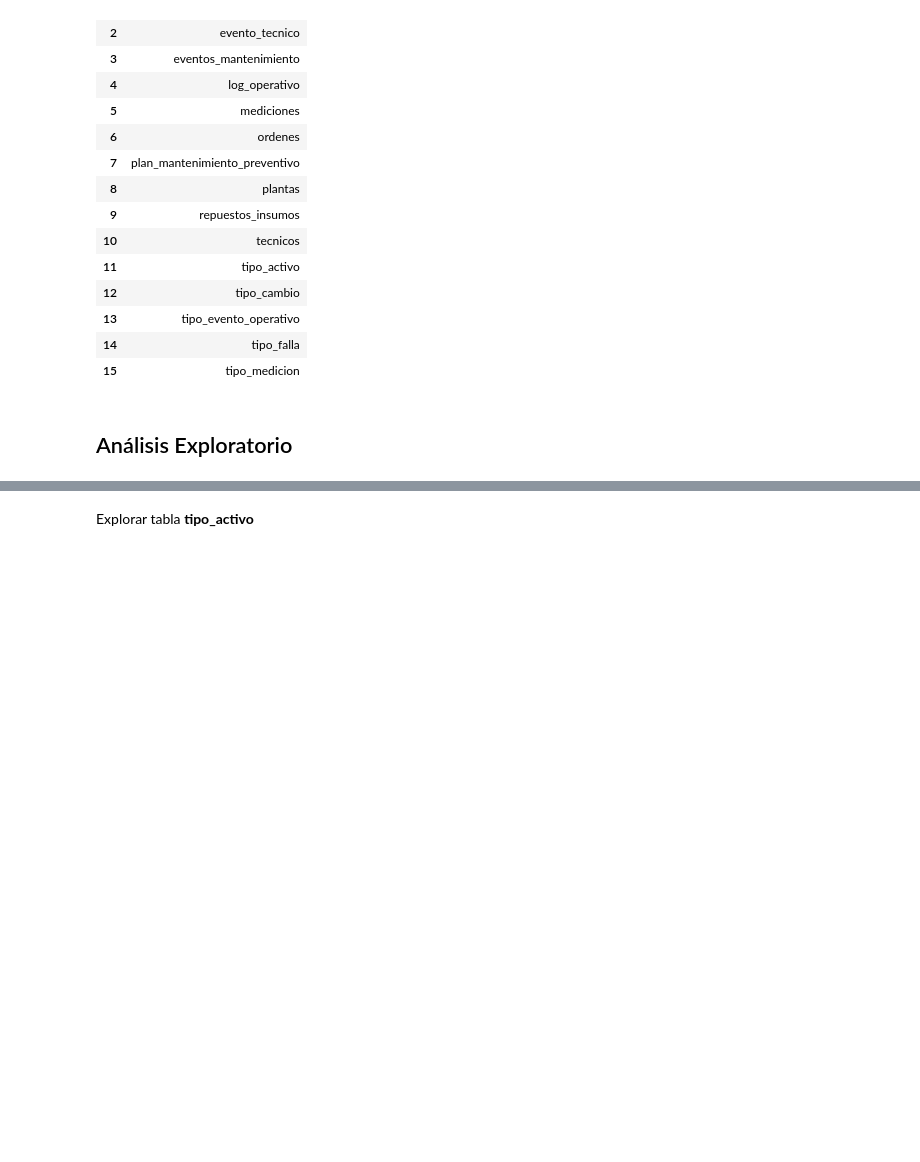
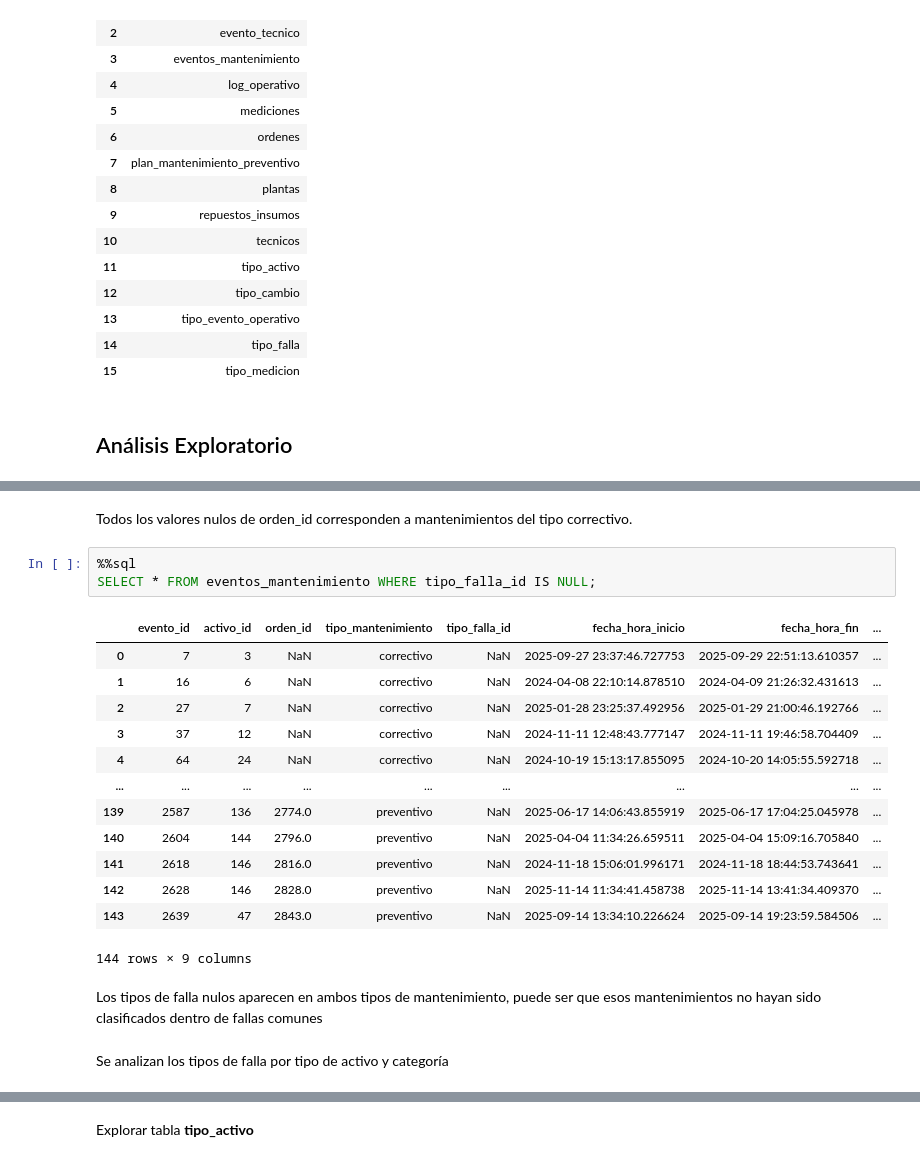
Before and after one commit to dcardone1/Maintenance_System_Analysis, a Jupyter notebook: Analysis.ipynb, the cells around one changed output, grey strips where cells are left out. Cells and saved outputs as stored; diff of their text form; blank space fills up the shorter version.

```diff
--- a/Analysis.ipynb
+++ b/Analysis.ipynb
@@ -107,0 +157,23 @@ memory usage: 485.2+ KB
+# %% [markdown]
+Todos los valores nulos de orden_id corresponden a mantenimientos del tipo correctivo.
+# %%
+%%sql
+SELECT * FROM eventos_mantenimiento WHERE tipo_falla_id IS NULL;
+# %% [output]
+|  | evento_id | activo_id | orden_id | tipo_mantenimiento | tipo_falla_id | fecha_hora_inicio | fecha_hora_fin | ... |
+| 0 | 7 | 3 | NaN | correctivo | NaN | 2025-09-27 23:37:46.727753 | 2025-09-29 22:51:13.610357 | ... |
+| 1 | 16 | 6 | NaN | correctivo | NaN | 2024-04-08 22:10:14.878510 | 2024-04-09 21:26:32.431613 | ... |
+| 2 | 27 | 7 | NaN | correctivo | NaN | 2025-01-28 23:25:37.492956 | 2025-01-29 21:00:46.192766 | ... |
+| 3 | 37 | 12 | NaN | correctivo | NaN | 2024-11-11 12:48:43.777147 | 2024-11-11 19:46:58.704409 | ... |
+| 4 | 64 | 24 | NaN | correctivo | NaN | 2024-10-19 15:13:17.855095 | 2024-10-20 14:05:55.592718 | ... |
+| ... | ... | ... | ... | ... | ... | ... | ... | ... |
+| 139 | 2587 | 136 | 2774.0 | preventivo | NaN | 2025-06-17 14:06:43.855919 | 2025-06-17 17:04:25.045978 | ... |
+| 140 | 2604 | 144 | 2796.0 | preventivo | NaN | 2025-04-04 11:34:26.659511 | 2025-04-04 15:09:16.705840 | ... |
+| 141 | 2618 | 146 | 2816.0 | preventivo | NaN | 2024-11-18 15:06:01.996171 | 2024-11-18 18:44:53.743641 | ... |
+| 142 | 2628 | 146 | 2828.0 | preventivo | NaN | 2025-11-14 11:34:41.458738 | 2025-11-14 13:41:34.409370 | ... |
+| 143 | 2639 | 47 | 2843.0 | preventivo | NaN | 2025-09-14 13:34:10.226624 | 2025-09-14 19:23:59.584506 | ... |
+144 rows × 9 columns
+# %% [markdown]
+Los tipos de falla nulos aparecen en ambos tipos de mantenimiento, puede ser que esos mantenimientos no hayan sido clasificados dentro de fallas comunes
+# %% [markdown]
+Se analizan los tipos de falla por tipo de activo y categoría
```
Also changed, not shown: parts of 15 cells of this notebook.
